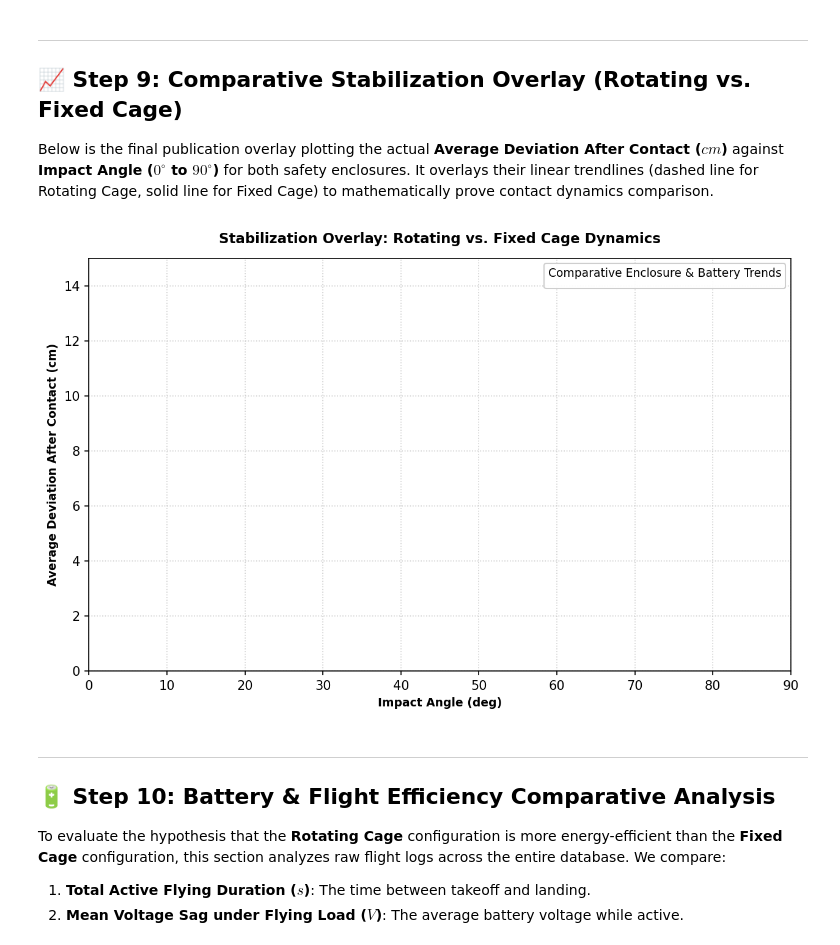
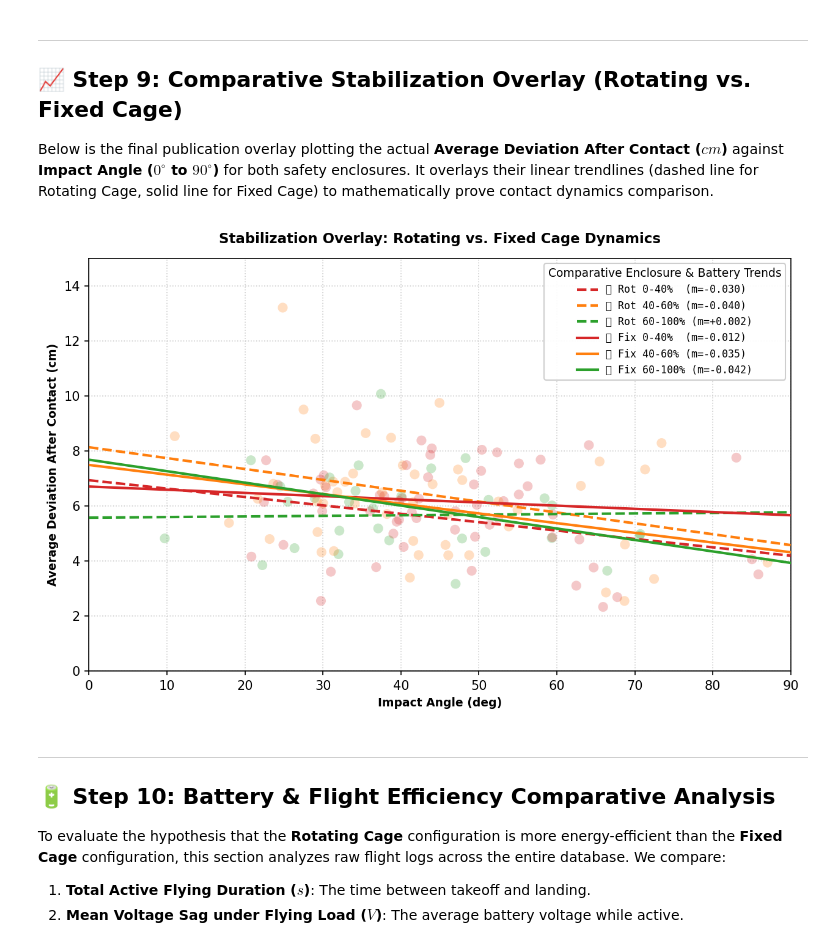
Before and after one commit to Dorten8/MasterThesisDrone, a Jupyter notebook: dev_logs/analysis/experiments_analysis_summary.ipynb, the cells around one changed output. Cells and saved outputs as stored; diff of their text form; code cells hidden in the pictures.

```diff
--- a/dev_logs/analysis/experiments_analysis_summary.ipynb
+++ b/dev_logs/analysis/experiments_analysis_summary.ipynb
@@ -310,9 +307,9 @@ fig, ax = plt.subplots(figsize=(7.5, 5), dpi=150)
 
 # Define battery bins with corresponding colors and ranges
 battery_bins = [
-    (0.0, 0.4, '#D62728', '0-40%'),
-    (0.4, 0.6, '#FF7F0E', '40-60%'),
-    (0.6, 1.0, '#2CA02C', '60-100%')
+    (0.0, 40.0, '#D62728', '0-40%'),
+    (40.0, 60.0, '#FF7F0E', '40-60%'),
+    (60.0, 100.0, '#2CA02C', '60-100%')
 ]
 
 n_total = len(plot_data_bat)
@@ -394,9 +391,9 @@ fig, ax = plt.subplots(figsize=(7.5, 5), dpi=150)
 
 # Define battery bins with corresponding colors and ranges
 battery_bins = [
-    (0.0, 0.4, '#D62728', '0-40%'),
-    (0.4, 0.6, '#FF7F0E', '40-60%'),
-    (0.6, 1.0, '#2CA02C', '60-100%')
+    (0.0, 40.0, '#D62728', '0-40%'),
+    (40.0, 60.0, '#FF7F0E', '40-60%'),
+    (60.0, 100.0, '#2CA02C', '60-100%')
 ]
 
 n_total_fix = len(plot_data_bat_fix)
@@ -479,9 +476,9 @@ fig, ax = plt.subplots(figsize=(8.5, 5.5), dpi=150)
 
 # Define battery bins with corresponding colors and ranges
 battery_bins = [
-    (0.0, 0.4, '#D62728', '0-40%'),
-    (0.4, 0.6, '#FF7F0E', '40-60%'),
-    (0.6, 1.0, '#2CA02C', '60-100%')
+    (0.0, 40.0, '#D62728', '0-40%'),
+    (40.0, 60.0, '#FF7F0E', '40-60%'),
+    (60.0, 100.0, '#2CA02C', '60-100%')
 ]
 
 # 1. Plot Rotating Cage dots lightly and fit 4 trendlines (Dashed Lines)
@@ -547,34 +544,34 @@ for low, high, color, label_range in battery_bins:
             ax.plot(
                 x_grid,
                 m_fix * x_grid + c_fix,
                 color=color,
                 linestyle='-',
                 linewidth=2.0,
                 label=f"🔒 Fix {label_range:<6} (m={m_fix:+.3f})",
                 zorder=4
             )
 
 ax.grid(True, linestyle=':', alpha=0.6, zorder=0)
 ax.set_xlim(0, 90)
 ax.set_ylim(0, 15)
 
 ax.set_title('Stabilization Overlay: Rotating vs. Fixed Cage Dynamics', fontsize=11, fontweight='bold', pad=12)
 ax.set_xlabel('Impact Angle (deg)', fontsize=9, fontweight='bold')
 ax.set_ylabel('Average Deviation After Contact (cm)', fontsize=9, fontweight='bold')
 
 ax.legend(
     title='Comparative Enclosure & Battery Trends',
     title_fontsize='9',
     loc='upper right',
     framealpha=0.95,
     prop={'family': 'monospace', 'size': 8.0}
 )
 
 plt.tight_layout()
 plt.savefig('graphics/comparative_cage_deviation_overlay.png', dpi=300)
 plt.show()
 # %% [output]
-[figure, old version]
+[figure, new version]
 # %% [markdown]
 ---
 
```
Also changed, not shown: parts of 27 cells of this notebook, 42 other files.
